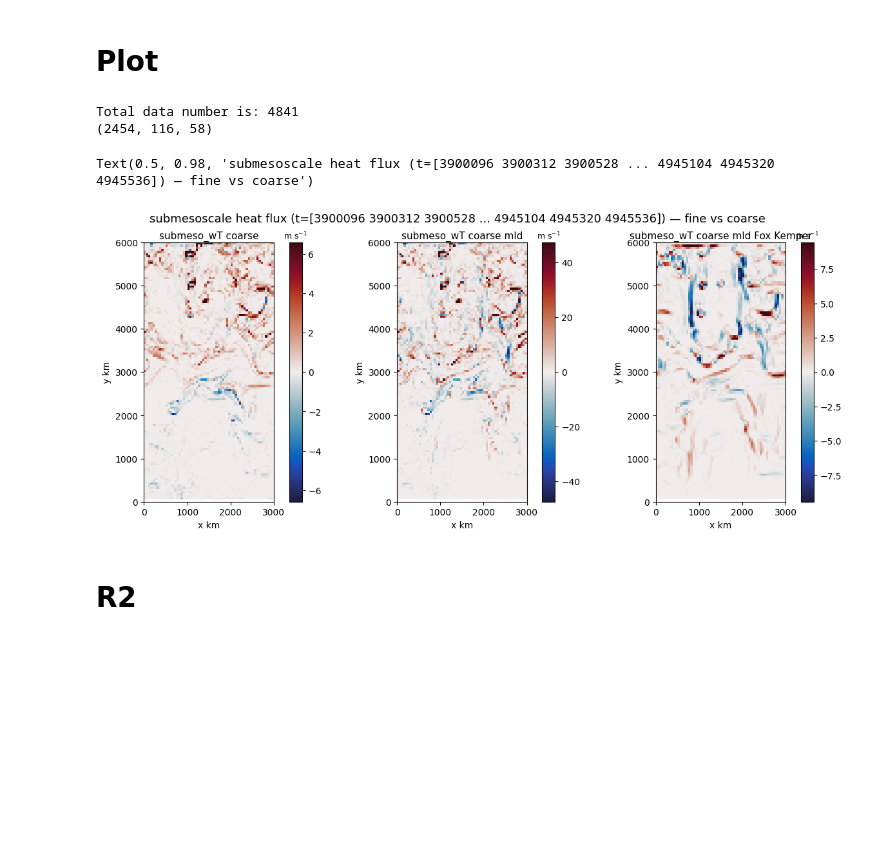
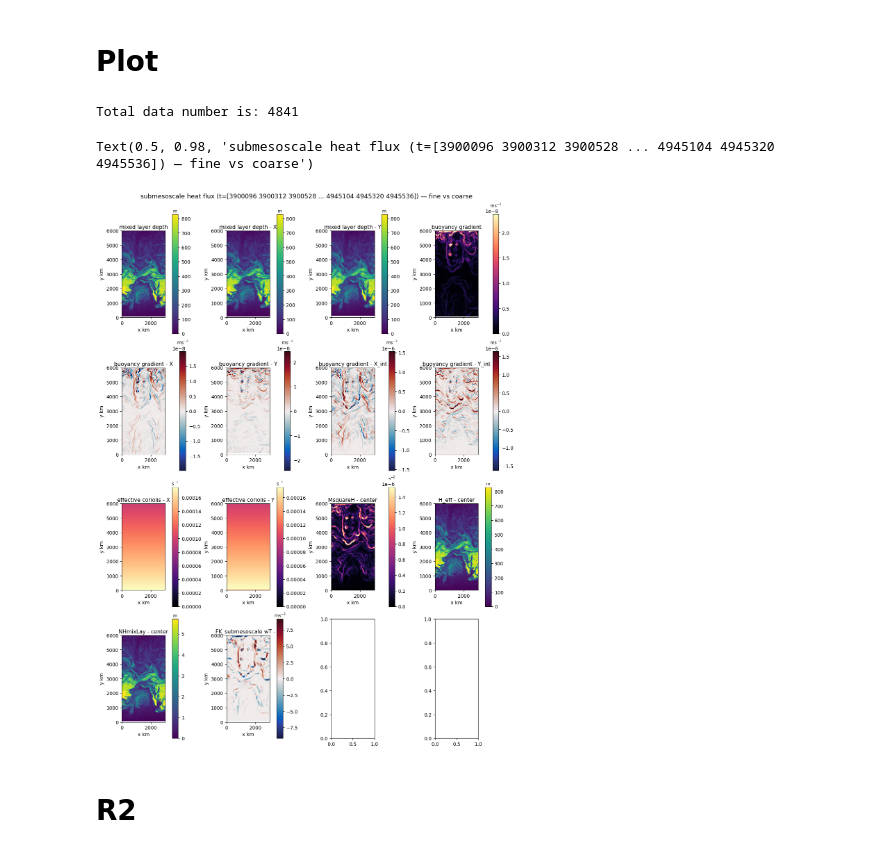
Before and after one commit to zjcxiaobai/submeso_data_driven, a Jupyter notebook: oceancnn/Fox_kemper/MEI_updated.ipynb, the cells around one changed output. Saved outputs shown, nothing was run; the diff lists cells and outputs as text; code cells hidden in the pictures; blank space fills up the shorter version.

Commit message:
fox kemper calculations

```diff
--- a/oceancnn/Fox_kemper/MEI_updated.ipynb
+++ b/oceancnn/Fox_kemper/MEI_updated.ipynb
@@ -149,0 +187,17 @@ def compute_Lf_MEI( dBuoyX_Hu: xr.DataArray, # (j, i_g)
+# %%
+# ---------------------------- vertical structure -------------------------------------
+# RF is negative downward (k_p1 interfaces); use it directly.
+rF_U = rF_top.broadcast_like(dBdx_u) # (k,j,i_g)
+rF_V = rF_top.broadcast_like(dBdy_v) # (k,j_g,i)
+# z2H must be negative inside the ML: [-2, 0]
+z2H_U = xr.where(mixLayerU > 0, 2.0 * rF_U / mixLayerU_3D, 0.0)
+z2H_V = xr.where(mixLayerV > 0, 2.0 * rF_V / mixLayerV_3D, 0.0)
+# enforce canonical dim order
+z2H_U = z2H_U.transpose("k", "j", "i_g")
+z2H_V = z2H_V.transpose("k", "j_g", "i")
+def mu_from(z2H):
+    q = (1.0 + z2H)**2
+    mu = (1.0 - q) * (1.0 + (5.0/21.0)*q)
+    return xr.where(mu > 0.0, mu, 0.0)
+muU = mu_from(z2H_U) # (k,j,i_g)
+muV = mu_from(z2H_V) # (k,j_g,i)
@@ -356,8 +441,8 @@ def pos_limits(Z, q=0.995):
     return float(v)
 
 # load the data
-submeso_wT_npy = np.load("./var/submeso_wT.npy")
-print(submeso_wT_npy.shape)
+# submeso_wT_npy = np.load("./var/submeso_wT.npy")
+# print(submeso_wT_npy.shape)
 
 W = read_mitgcm._ocean_var(grid_dir, "W", time_index[-1], ("k_l","j","i"))
 W_coarse = coarsen_UVWTS.coarse_field("W", W, ds_fine, box_j, box_i)
@@ -377,10 +462,24 @@ submeso_wT_coarse_mld = mld_avg.mld_avg(submeso_wT_coarse, kpphbl_coarse, ds_coa
 
 # div_coarse_mld[2403 + _ ,:,:]
 fields = {
-    # "submesoscale wT":  {"Z": strain_fine[k,:,:],    "units": r"m s$^{-1}$",    "kind": "signed", "cmap": cmo.balance, "X": XC/1e3, "Y": YC/1e3 },
-    "submeso_wT coarse":  {"Z": submeso_wT_coarse[k,:,:],    "units": r"m s$^{-1}$",    "kind": "signed", "cmap": cmo.balance, "X": XCc[:,:]/1e3, "Y": YCc[:,:]/1e3},
-    "submeso_wT coarse mld":  {"Z": submeso_wT_coarse_mld[:,:],  "units": r"m s$^{-1}$", "kind": "signed", "cmap": cmo.balance, "X": XCc/1e3, "Y": YCc/1e3},
-    "submeso_wT coarse mld Fox Kemper":  {"Z": submeso_wT_FK[:,:],  "units": r"m s$^{-1}$", "kind": "signed", "cmap": cmo.balance, "X": XCc/1e3, "Y": YCc/1e3},
+    "mixed layer depth":  {"Z": kpphbl_coarse[:,:],    "units": r"m",    "kind": "positive", "cmap": plt.cm.viridis, "X": XCc/1e3, "Y": YCc/1e3 },
+    "mixed layer depth - X":  {"Z": mixLayerU[:,:],    "units": r"m",    "kind": "positive", "cmap": plt.cm.viridis, "X": XCc/1e3, "Y": YCc/1e3 },
+    "mixed layer depth - Y":  {"Z": mixLayerV[:,:],    "units": r"m",    "kind": "positive", "cmap": plt.cm.viridis, "X": XCc/1e3, "Y": YCc/1e3 },
+    "buoyancy gradient":  {"Z": b_grad[k,:,:],         "units": r"ms$^{-2}$",    "kind": "positive", "cmap": plt.cm.magma, "X": XCc/1e3, "Y": YCc/1e3 },
+    "buoyancy gradient - X":  {"Z": dBdx_u[k,:,:],         "units": r"ms$^{-2}$",    "kind": "signed", "cmap": cmo.balance, "X": XCc/1e3, "Y": YCc/1e3 },
+    "buoyancy gradient - Y":  {"Z": dBdy_v[k,:,:],         "units": r"ms$^{-2}$",    "kind": "signed", "cmap": cmo.balance, "X": XCc/1e3, "Y": YCc/1e3 },
+    "buoyancy gradient - X_int":  {"Z": dBuoyX_Hu_int[:,:],         "units": r"ms$^{-2}$",    "kind": "signed", "cmap": cmo.balance, "X": XCc/1e3, "Y": YCc/1e3 },
+    "buoyancy gradient - Y_int":  {"Z": dBuoyY_Hv_int[:,:],         "units": r"ms$^{-2}$",    "kind": "signed", "cmap": cmo.balance, "X": XCc/1e3, "Y": YCc/1e3 },
+    "effective coriolis - X":  {"Z": f_U[:,:],         "units": r"s$^{-1}$",    "kind": "positive", "cmap": plt.cm.magma, "X": XCc/1e3, "Y": YCc/1e3 },
+    "effective coriolis - Y":  {"Z": f_V[:,:],         "units": r"s$^{-1}$",    "kind": "positive", "cmap": plt.cm.magma, "X": XCc/1e3, "Y": YCc/1e3 },
+    "MsquareH - center":  {"Z": MsquareH[:,:],         "units": r"s$^{-2}$",    "kind": "positive", "cmap": plt.cm.magma, "X": XCc/1e3, "Y": YCc/1e3 },
+    "H_eff - center":  {"Z": H_eff[:,:],         "units": r"m",    "kind": "positive", "cmap": plt.cm.viridis, "X": XCc/1e3, "Y": YCc/1e3 },
+    "NHmixLay - center":  {"Z": NHmixLay[:,:],         "units": r"m",    "kind": "positive", "cmap": plt.cm.viridis, "X": XCc/1e3, "Y": YCc/1e3 },
+    "FK_submesoscale wT - X":  {"Z": submeso_wT_FK[:,:],         "units": r"ms$^{-2}$",    "kind": "signed", "cmap": cmo.balance, "X": XCc/1e3, "Y": YCc/1e3 },
+    # "submeso_wT coarse":  {"Z": submeso_wT_coarse[k,:,:],    "units": r"m s$^{-1}$",    "kind": "signed", "cmap": cmo.balance, "X": XCc[:,:]/1e3, "Y": YCc[:,:]/1e3},
+    # "submeso_wT coarse mld":  {"Z": submeso_wT_coarse_mld[:,:],  "units": r"m s$^{-1}$", "kind": "signed", "cmap": cmo.balance, "X": XCc/1e3, "Y": YCc/1e3},
+    # "submeso_wT coarse mld Fox Kemper":  {"Z": submeso_wT_FK[:,:],  "units": r"m s$^{-1}$", "kind": "signed", "cmap": cmo.balance, "X": XCc/1e3, "Y": YCc/1e3},
+
 }
 
 # Compute norms/limits per field
@@ -388,36 +487,35 @@ for key, meta in fields.items():    # key is the variable name, meta is the dict
     Z = meta["Z"]
     if meta["kind"] == "signed":
         q = sym_limits(Z)
         meta["norm"] = TwoSlopeNorm(vcenter=0.0, vmin=-q, vmax=+q)
     elif meta["kind"] == "positive":
         q = pos_limits(Z)
         meta["norm"] = Normalize(vmin=0.0, vmax=q)
     elif meta["kind"] == "seq":
         meta["norm"] = Normalize(vmin=np.nanmin(Z), vmax=np.nanmax(Z))
     else:
         meta["norm"] = None
 
 # Plot: 2×5
-fig, axes = plt.subplots(1, 3, figsize=(12, 5), constrained_layout=True, squeeze=False)
+fig, axes = plt.subplots(4, 4, figsize=(12, 16), constrained_layout=True, squeeze=False)
 axes = axes.ravel()
 
 for ax, (title, meta) in zip(axes, fields.items()):
     X = meta["X"]; Y = meta["Y"]; Z = meta["Z"];
     cmap = meta["cmap"]
     norm = meta["norm"]
     pc = ax.pcolormesh(X, Y, Z, shading='auto', cmap=cmap, norm=norm)
     ax.set_aspect('equal', adjustable='box')
     ax.set_title(title, fontsize=11, pad=4)
     ax.set_xlabel('x km'); ax.set_ylabel('y km')
     cb = fig.colorbar(pc, ax=ax, pad=0.02)
     cb.ax.set_title(meta["units"], pad=4, fontsize=9)
 
 fig.suptitle(f"submesoscale heat flux (t={time_index}) — fine vs coarse", fontsize=13)
 # %% [output]
 Total data number is: 4841
-(2454, 116, 58)
 Text(0.5, 0.98, 'submesoscale heat flux (t=[3900096 3900312 3900528 ... 4945104 4945320 4945536]) — fine vs coarse')
-[figure, old version]
+[figure, new version]
 # %% [markdown]
 # R2
 # %%
```
Also changed, not shown: parts of 12 cells of this notebook, 1 other file.
